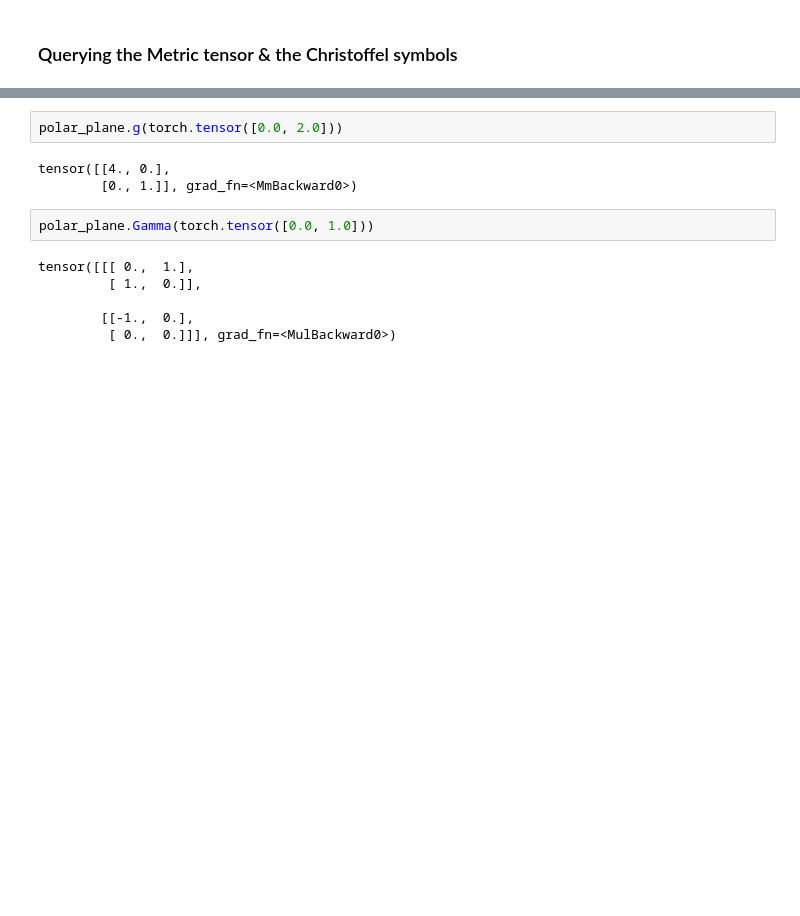
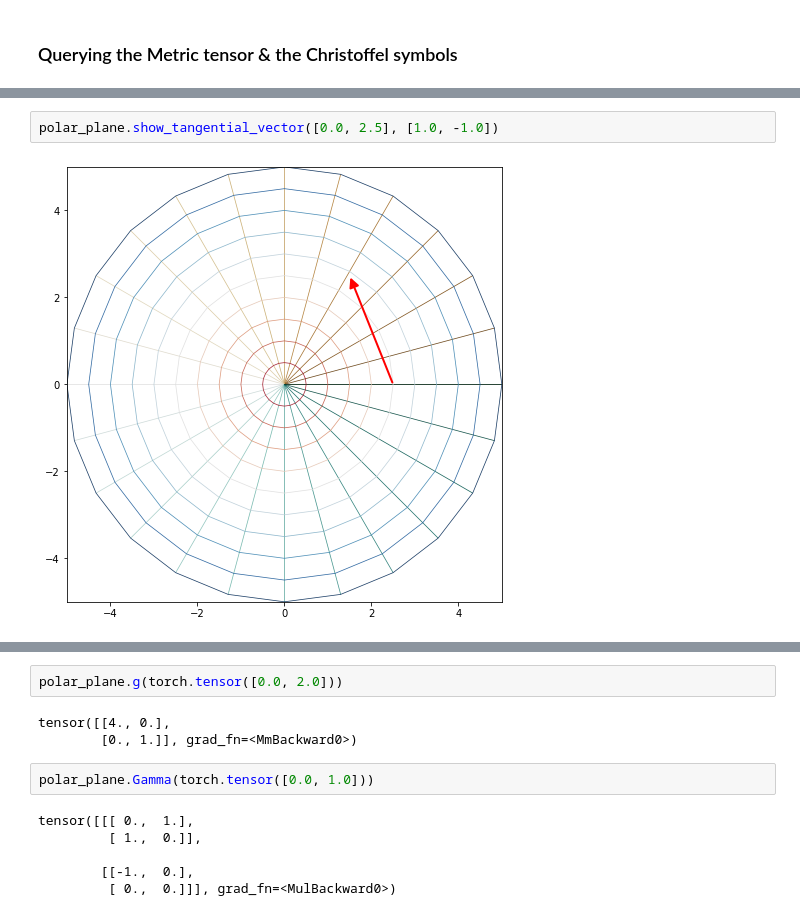
Before and after one commit to robert-wbe/RieManifold, a Jupyter notebook: geometry_notebook.ipynb, the cells around one changed output, grey strips where cells are left out. Drawn from its saved outputs; the diff is of its cells as text; blank space fills up the shorter version.

```diff
--- a/geometry_notebook.ipynb
+++ b/geometry_notebook.ipynb
@@ -63,0 +98,4 @@ polar_plane.show_point([0.0, 1.0])
+# %%
+polar_plane.show_tangential_vector([0.0, 2.5], [1.0, -1.0])
+# %% [output]
+[figure, added]
```
Also changed, not shown: parts of 31 cells of this notebook.
